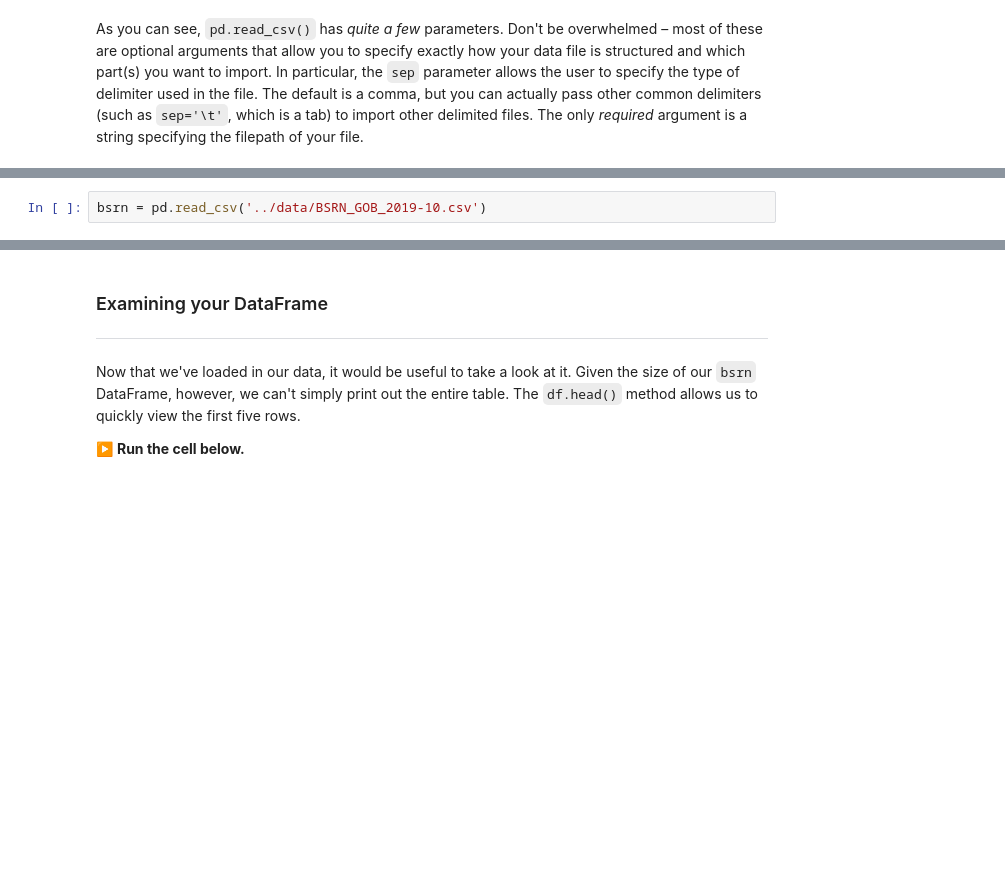
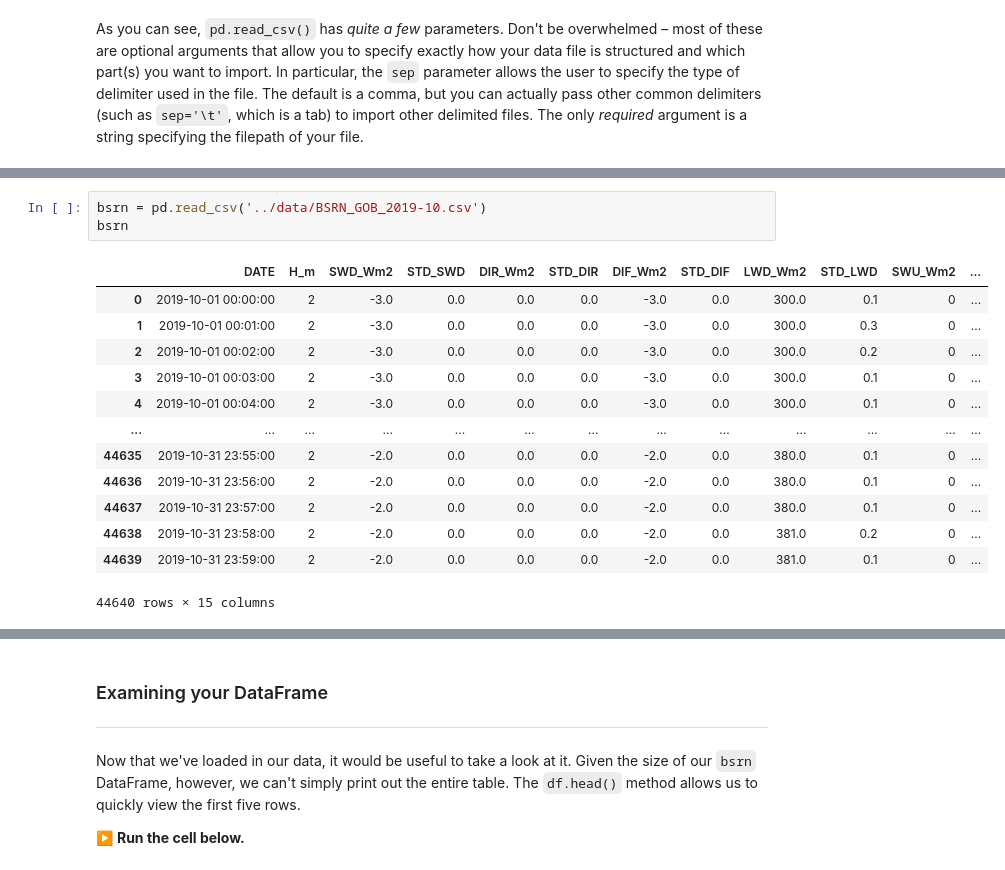
Before and after one commit to shmuir/eds217_2023, a Jupyter notebook: interactive_sessions/4-1_pandas.ipynb, the cells around one changed output, grey strips where cells are left out. Cells and saved outputs as stored; diff of their text form; blank space fills up the shorter version.

```diff
--- a/interactive_sessions/4-1_pandas.ipynb
+++ b/interactive_sessions/4-1_pandas.ipynb
@@ -342,6 +273,21 @@ bsrn = pd.read_csv('../data/BSRN_GOB_2019-10.csv')
 </div>
 # %%
 bsrn = pd.read_csv('../data/BSRN_GOB_2019-10.csv')
+bsrn
+# %% [output]
+|  | DATE | H_m | SWD_Wm2 | STD_SWD | DIR_Wm2 | STD_DIR | DIF_Wm2 | STD_DIF | LWD_Wm2 | STD_LWD | SWU_Wm2 | ... |
+| 0 | 2019-10-01 00:00:00 | 2 | -3.0 | 0.0 | 0.0 | 0.0 | -3.0 | 0.0 | 300.0 | 0.1 | 0 | ... |
+| 1 | 2019-10-01 00:01:00 | 2 | -3.0 | 0.0 | 0.0 | 0.0 | -3.0 | 0.0 | 300.0 | 0.3 | 0 | ... |
+| 2 | 2019-10-01 00:02:00 | 2 | -3.0 | 0.0 | 0.0 | 0.0 | -3.0 | 0.0 | 300.0 | 0.2 | 0 | ... |
+| 3 | 2019-10-01 00:03:00 | 2 | -3.0 | 0.0 | 0.0 | 0.0 | -3.0 | 0.0 | 300.0 | 0.1 | 0 | ... |
+| 4 | 2019-10-01 00:04:00 | 2 | -3.0 | 0.0 | 0.0 | 0.0 | -3.0 | 0.0 | 300.0 | 0.1 | 0 | ... |
+| ... | ... | ... | ... | ... | ... | ... | ... | ... | ... | ... | ... | ... |
+| 44635 | 2019-10-31 23:55:00 | 2 | -2.0 | 0.0 | 0.0 | 0.0 | -2.0 | 0.0 | 380.0 | 0.1 | 0 | ... |
+| 44636 | 2019-10-31 23:56:00 | 2 | -2.0 | 0.0 | 0.0 | 0.0 | -2.0 | 0.0 | 380.0 | 0.1 | 0 | ... |
+| 44637 | 2019-10-31 23:57:00 | 2 | -2.0 | 0.0 | 0.0 | 0.0 | -2.0 | 0.0 | 380.0 | 0.1 | 0 | ... |
+| 44638 | 2019-10-31 23:58:00 | 2 | -2.0 | 0.0 | 0.0 | 0.0 | -2.0 | 0.0 | 381.0 | 0.2 | 0 | ... |
+| 44639 | 2019-10-31 23:59:00 | 2 | -2.0 | 0.0 | 0.0 | 0.0 | -2.0 | 0.0 | 381.0 | 0.1 | 0 | ... |
+44640 rows × 15 columns
 # %% [markdown]
 #### A bit of housekeeping
 
```
Also changed, not shown: parts of 30 cells of this notebook, 3 other files.
